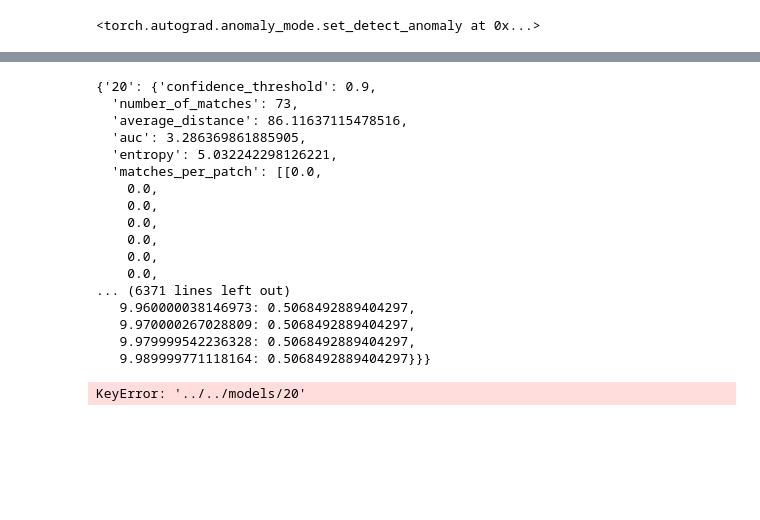
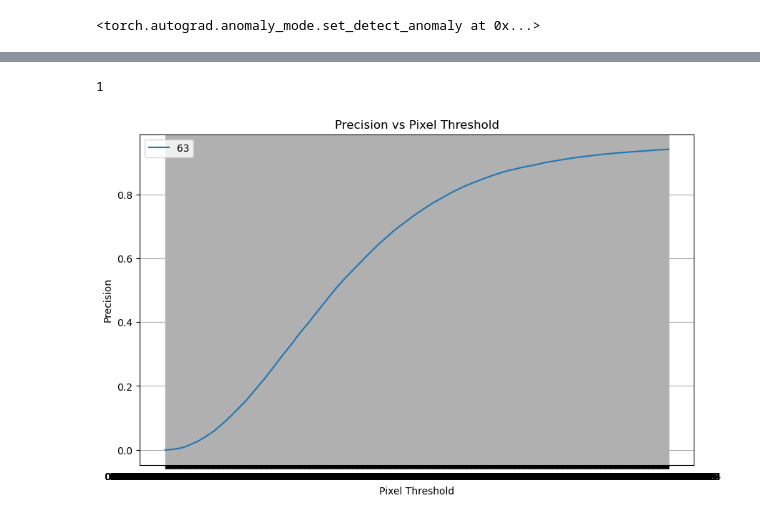
Before and after one commit to rorinr/HyperBrain, a Jupyter notebook: notebooks/training/training.ipynb, the cells around one changed output, grey strips where cells are left out. Saved outputs shown, nothing was run; the diff lists cells and outputs as text; code cells hidden in the pictures; blank space fills up the shorter version.

```diff
--- a/notebooks/training/training.ipynb
+++ b/notebooks/training/training.ipynb
@@ -335,34 +301,20 @@ from source.miscellaneous.model_saving import save_model
-# %%
-confidence_threshold = 0.9
-# block_dimensions = [64, 96, 128, 192]
-temperature = 0.2
-evaluation_metrics = evaluate_model(
-    ["20"], [confidence_threshold], [block_dimensions], [temperature], patch_size=patch_size, crop_size=crop_size
-)
-evaluation_metrics
-# %% [output]
-{'20': {'confidence_threshold': 0.9,
-  'number_of_matches': 73,
-  'average_distance': 86.11637115478516,
-  'auc': 3.286369861885905,
-  'entropy': 5.032242298126221,
-  'matches_per_patch': [[0.0,
-    0.0,
-    0.0,
-    0.0,
-    0.0,
-    0.0,
-    0.0,
-... (6371 lines left out)
-   9.960000038146973: 0.5068492889404297,
-   9.970000267028809: 0.5068492889404297,
-   9.979999542236328: 0.5068492889404297,
-   9.989999771118164: 0.5068492889404297}}}
+# %%
+confidence_threshold = 0.8
+model_names = []
+match_precisions = []
+aucs = []
+
+for model_name in range(55, 64):
+    evaluation_metrics = read_model_evaluation_metrics(str(model_name))
+    model_names.append(model_name)
+    match_precisions.append(evaluation_metrics["match_precision"])
+    aucs.append(evaluation_metrics["auc"])
+# %%
+len(model_names)
+# %% [output]
+1
 # %%
 from source.visualization.evaluation_visualization import plot_precision_vs_threshold
-plot_precision_vs_threshold(
-    evaluation_metrics[model_name]["match_precision"],
-    labels=[model_name],
-)
+plot_precision_vs_threshold(*match_precisions, labels=model_names)
 # %% [output]
-KeyError: '../../models/20'
+[figure, added]
```
Also changed, not shown: parts of 12 cells of this notebook, 2 other files.
